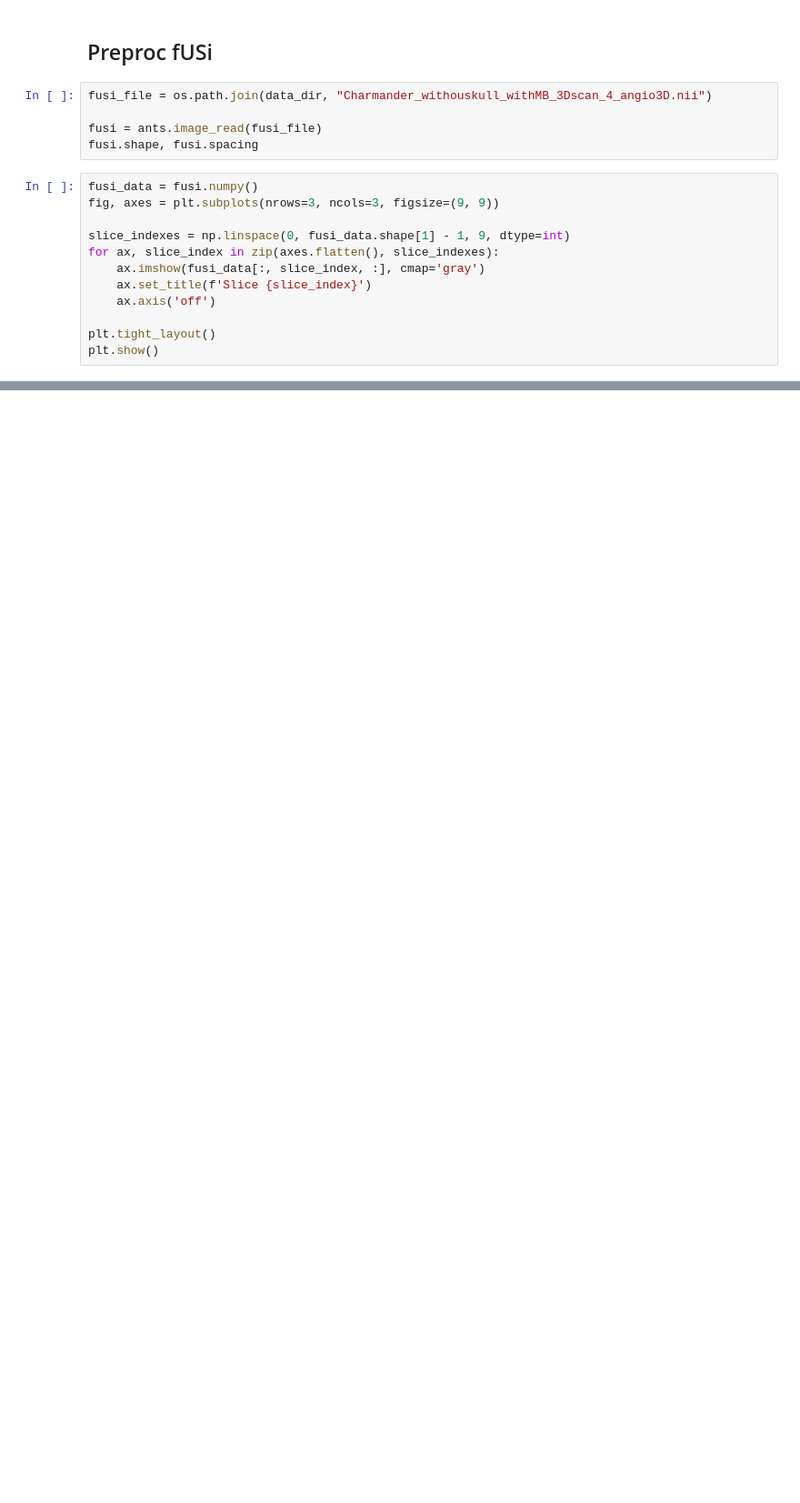
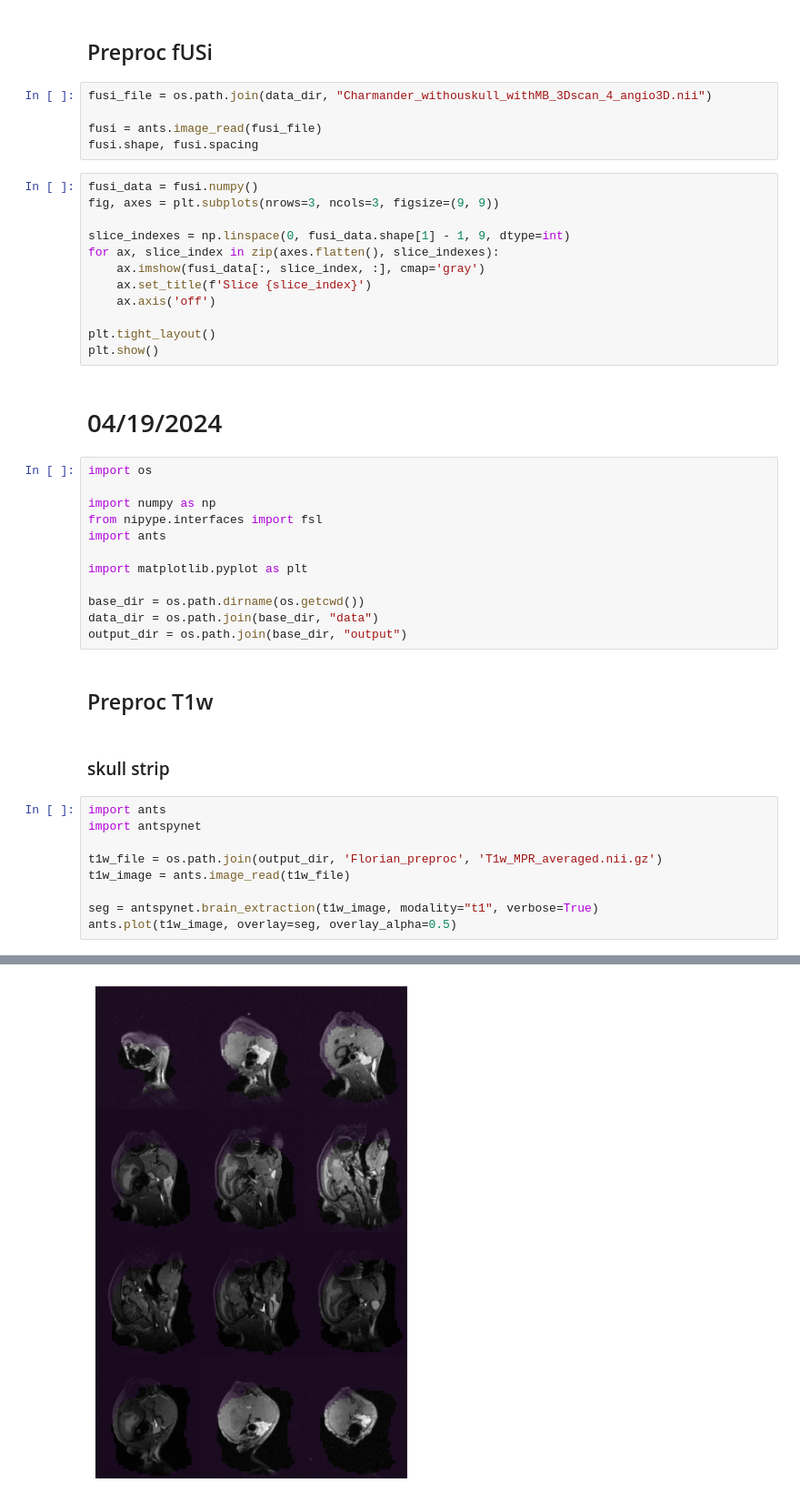
Before and after one commit to yibeichan/fUSi-workflow, a Jupyter notebook: code/test.ipynb, the cells around one changed output, grey strips where cells are left out. Shown at 91% size. Drawn from its saved outputs; the diff is of its cells as text; blank space fills up the shorter version.

```diff
--- a/code/test.ipynb
+++ b/code/test.ipynb
@@ -591,3 +594,31 @@ for ax, slice_index in zip(axes.flatten(), slice_indexes):
 
 plt.tight_layout()
 plt.show()
+# %% [markdown]
+# 04/19/2024
+# %%
+import os
+
+import numpy as np
+from nipype.interfaces import fsl
+import ants
+
+import matplotlib.pyplot as plt
+
+base_dir = os.path.dirname(os.getcwd())
+data_dir = os.path.join(base_dir, "data")
+output_dir = os.path.join(base_dir, "output")
+# %% [markdown]
+## Preproc T1w
+# %% [markdown]
+### skull strip
+# %%
+import ants
+import antspynet
+
+t1w_file = os.path.join(output_dir, 'Florian_preproc', 'T1w_MPR_averaged.nii.gz')
+t1w_image = ants.image_read(t1w_file)
+
+seg = antspynet.brain_extraction(t1w_image, modality="t1", verbose=True)
+ants.plot(t1w_image, overlay=seg, overlay_alpha=0.5)
+# %% [output]
@@ -593,0 +635 @@ plt.show()
+[figure, added]
```
Also changed, not shown: parts of 12 cells of this notebook, 1 other file.
